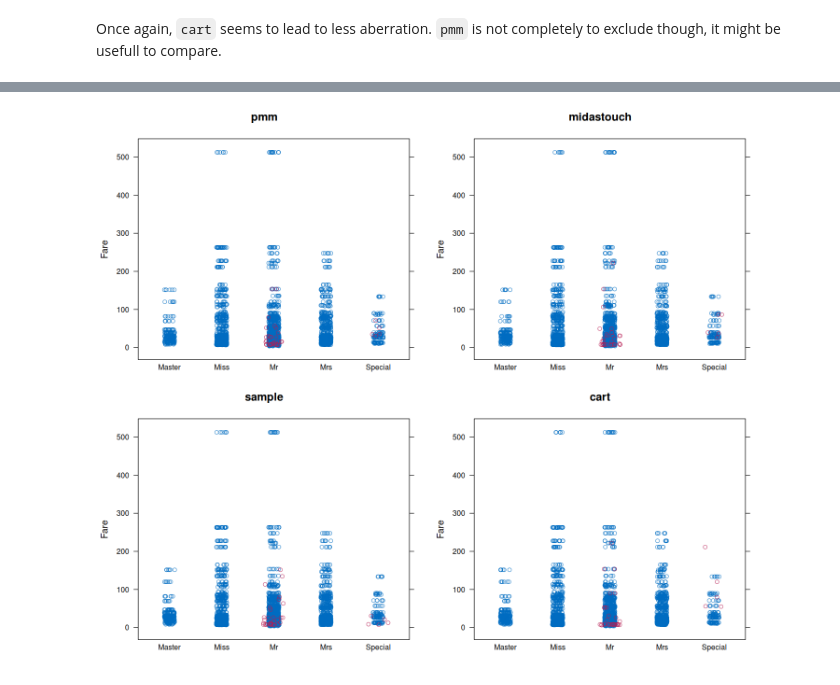
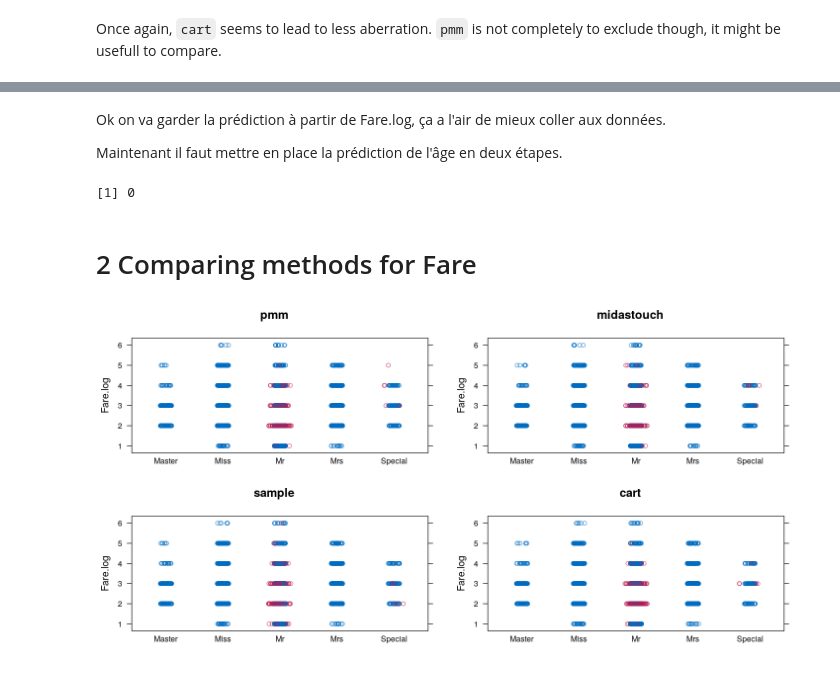
Before and after one commit to sapristi/ML, a Jupyter notebook: experiments/titanic_challenge/imputations.ipynb, the cells around one changed output, grey strips where cells are left out. Saved outputs shown, nothing was run; the diff lists cells and outputs as text; code cells hidden in the pictures.

Commit message:
imputations et autres

```diff
--- a/experiments/titanic_challenge/imputations.ipynb
+++ b/experiments/titanic_challenge/imputations.ipynb
@@ -173,0 +188,4 @@ summary(train$Age.imp)
+# %%
+age.cart.fare <- mice(train, m=5, method="cart", printFlag = FALSE, formulas = list(Age = Age ~ Title + Fare))
+age.cart.nofare <- mice(train, m=5, method="cart", printFlag = FALSE, formulas = list(Age = Age ~ Title))
+age.cart.farelog <- mice(train, m=5, method="cart", printFlag = FALSE, formulas = list(Age = Age ~ Title + Fare.log))
@@ -173,0 +210,6 @@ summary(train$Age.imp)
+# %%
+age.cart.farelog <- mice(train, m=5, method="cart", printFlag = FALSE, formulas = list(Age = Age ~ Title + Fare.log))
+
+s1 <- stripplot(age.cart.fare, Age ~ Fare.log | Title)
+s2 <- stripplot(age.cart.farelog, Age ~ Fare.log | Title)
+grid.arrange(s1,s2, nrow = 1)
@@ -174,10 +218,27 @@ summary(train$Age.imp)
+# %% [markdown]
+Ok on va garder la prédiction à partir de Fare.log, ça a l'air de mieux coller aux données.
+
+Maintenant il faut mettre en place la prédiction de l'âge en deux étapes.
+# %%
+age.imp1 <- mice(train, m=5, method="cart", printFlag = FALSE, formulas = list(Age = Age ~ Title + Fare.log))
+age.imp2 <- mice(complete(age.imp1, 1), m=5, method="cart", printFlag = FALSE, formulas = list(Age = Age ~ Title))
+
+age.full_imput <- complete(age.imp2,1)$Age
+sum(is.na(age.full_imput))
+
+train$Age.imput <- age.full_imput
+# %% [output]
+[1] 0
+# %% [markdown]
+# 2 Comparing methods for Fare
 # %%
 methods <- c("pmm", "midastouch", "sample", "cart")
 train$Pclass <- as.factor(train$Pclass)
-fare.imps <- make_imputations(train, m=5, methods = methods, formulas = list(Fare = Fare ~  Title  + Embarked + Pclass))
+fare.imps <- make_imputations(train, m=5, methods = methods, formulas = list(Fare.log = Fare.log ~  Title  + Embarked + Pclass))
 # %%
-fare.stripplots <- lapply(fare.imps, function(imp) {stripplot(imp, Fare ~ Title, , main=imp$method["Fare"])})
+fare.stripplots <- lapply(fare.imps, function(imp) {stripplot(imp, Fare.log ~ Title, , main=imp$method["Fare.log"])})
+options(repr.plot.height=6, repr.plot.width = 12)
 grid.arrange(grobs = fare.stripplots, nrow = 2)
 # %% [output]
-[figure, old version]
+[figure, new version]
 # %%
```
Also changed, not shown: parts of 32 cells of this notebook, 3 other files.
